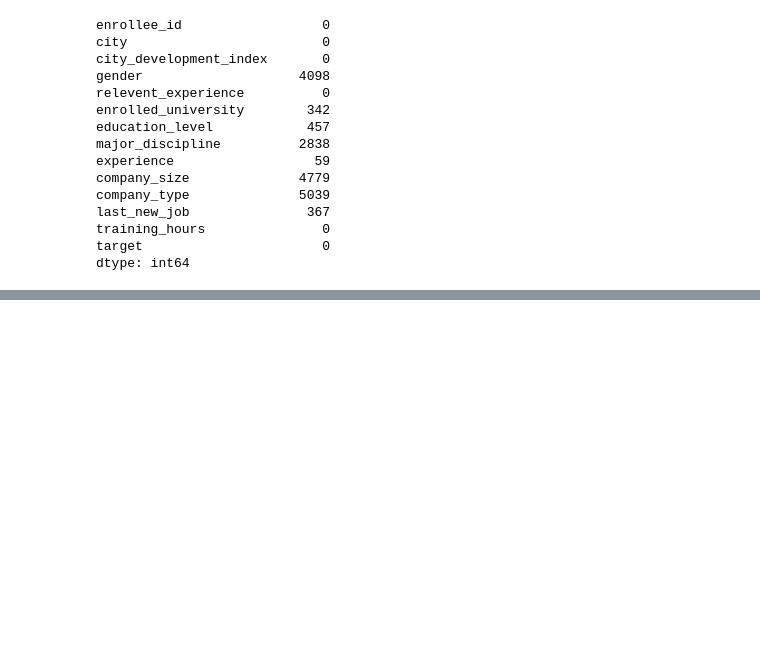
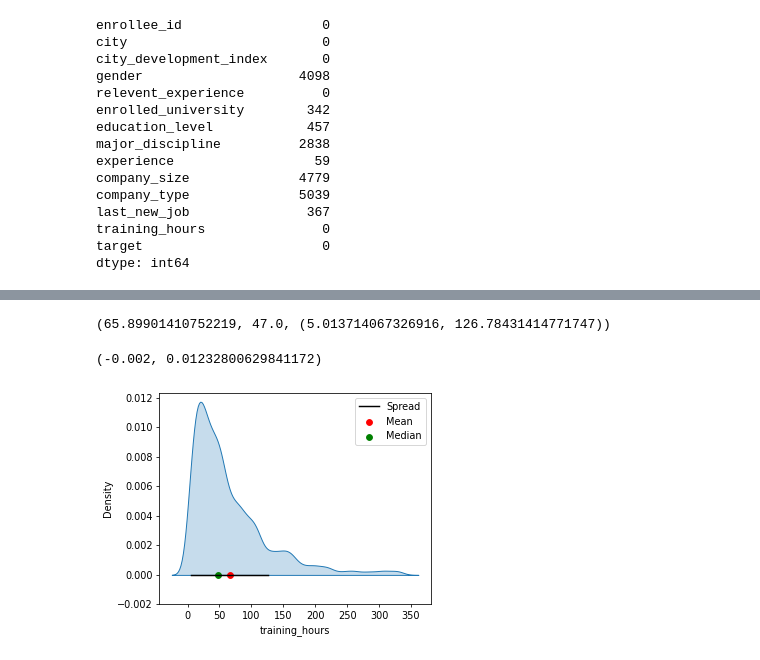
Before and after one commit to Neelam-Singhal/HR-Analytics-Analysis, a Jupyter notebook: HRAnalytics.ipynb, the cells around one changed output, grey strips where cells are left out. Saved outputs shown, nothing was run; the diff lists cells and outputs as text; code cells hidden in the pictures; blank space fills up the shorter version.

```diff
--- a/HRAnalytics.ipynb
+++ b/HRAnalytics.ipynb
@@ -90,0 +203,19 @@ TypeError: 'numpy.ndarray' object is not callable
+# %%
+mean_th = data.training_hours.mean()
+median_th = data.training_hours.median()
+stddev_spread_th = data.training_hours.mean() - data.training_hours.std(), data.training_hours.std()+ data.training_hours.mean()
+
+mean_th, median_th, stddev_spread_th
+# %% [output]
+(65.89901410752219, 47.0, (5.013714067326916, 126.78431414771747))
+# %%
+plt.figure(dpi=70, figsize=[5,4])
+sns.kdeplot(data.training_hours, shade=True)
+plt.scatter(mean_th, 0, color='red', label = "Mean")
+plt.scatter(median_th, 0, color="Green", label = "Median")
+sns.lineplot(stddev_spread_th, [0,0], color='black', label='Spread')
+plt.legend()
+plt.ylim(-0.002)
+# %% [output]
+(-0.002, 0.01232800629841172)
+[figure, added]
```
Also changed, not shown: parts of 21 cells of this notebook.
